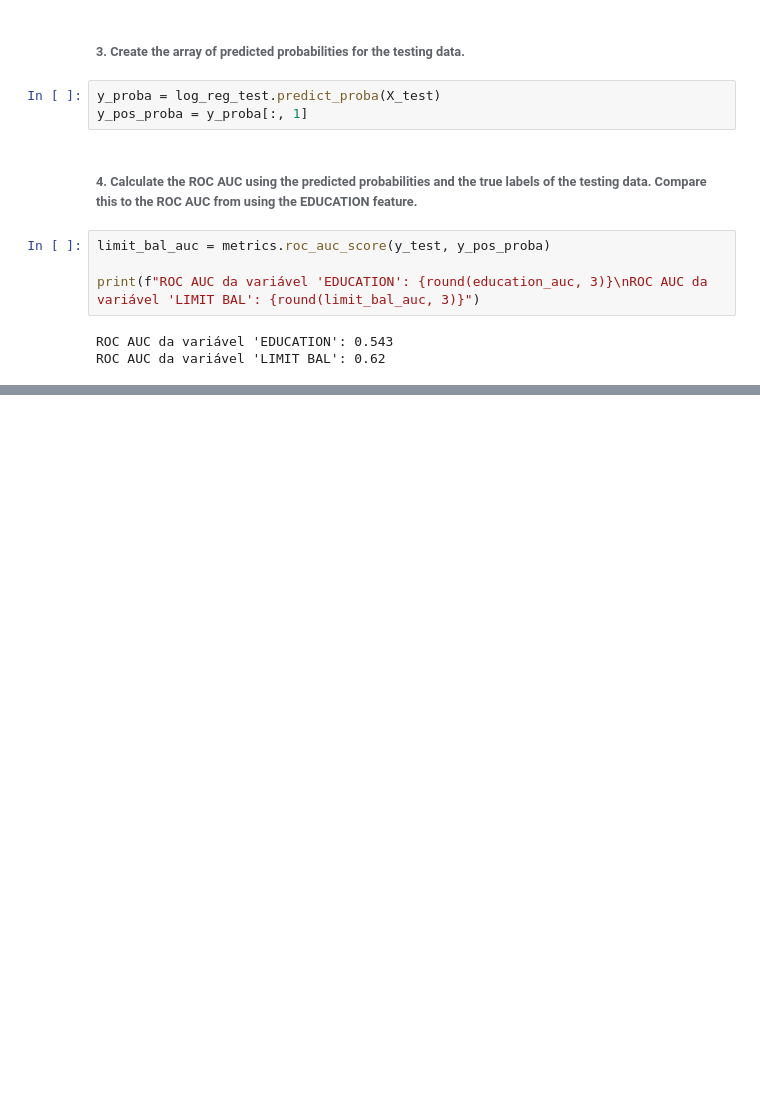
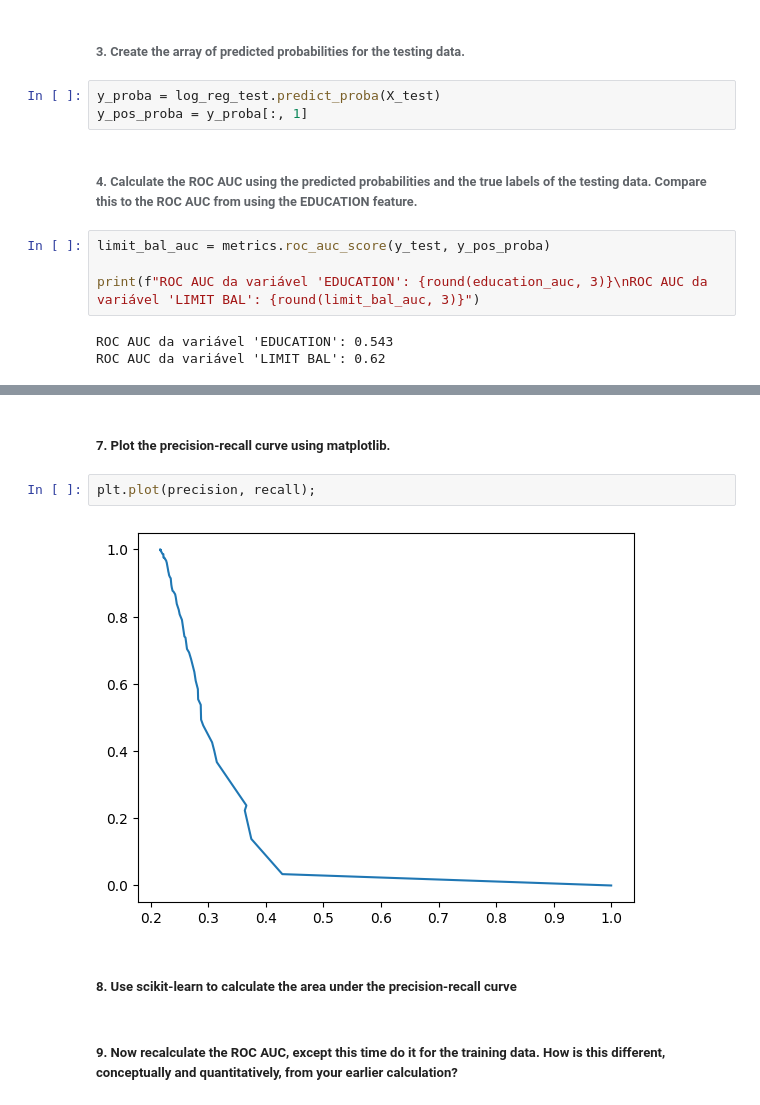
Before and after one commit to danzpy/book-data-science-projects-with-python, a Jupyter notebook: predicao-bons-pagadores.ipynb, the cells around one changed output, grey strips where cells are left out. Drawn from its saved outputs; the diff is of its cells as text; blank space fills up the shorter version.

```diff
--- a/predicao-bons-pagadores.ipynb
+++ b/predicao-bons-pagadores.ipynb
@@ -517,0 +535,10 @@ ROC AUC da variável 'LIMIT BAL': 0.62
+# %% [markdown]
+##### 7. Plot the precision-recall curve using matplotlib.
+# %%
+plt.plot(precision, recall);
+# %% [output]
+[figure, added]
+# %% [markdown]
+##### 8. Use scikit-learn to calculate the area under the precision-recall curve
+# %% [markdown]
+##### 9. Now recalculate the ROC AUC, except this time do it for the training data. How is this different, conceptually and quantitatively, from your earlier calculation?
```
Also changed, not shown: parts of 5 cells of this notebook.
